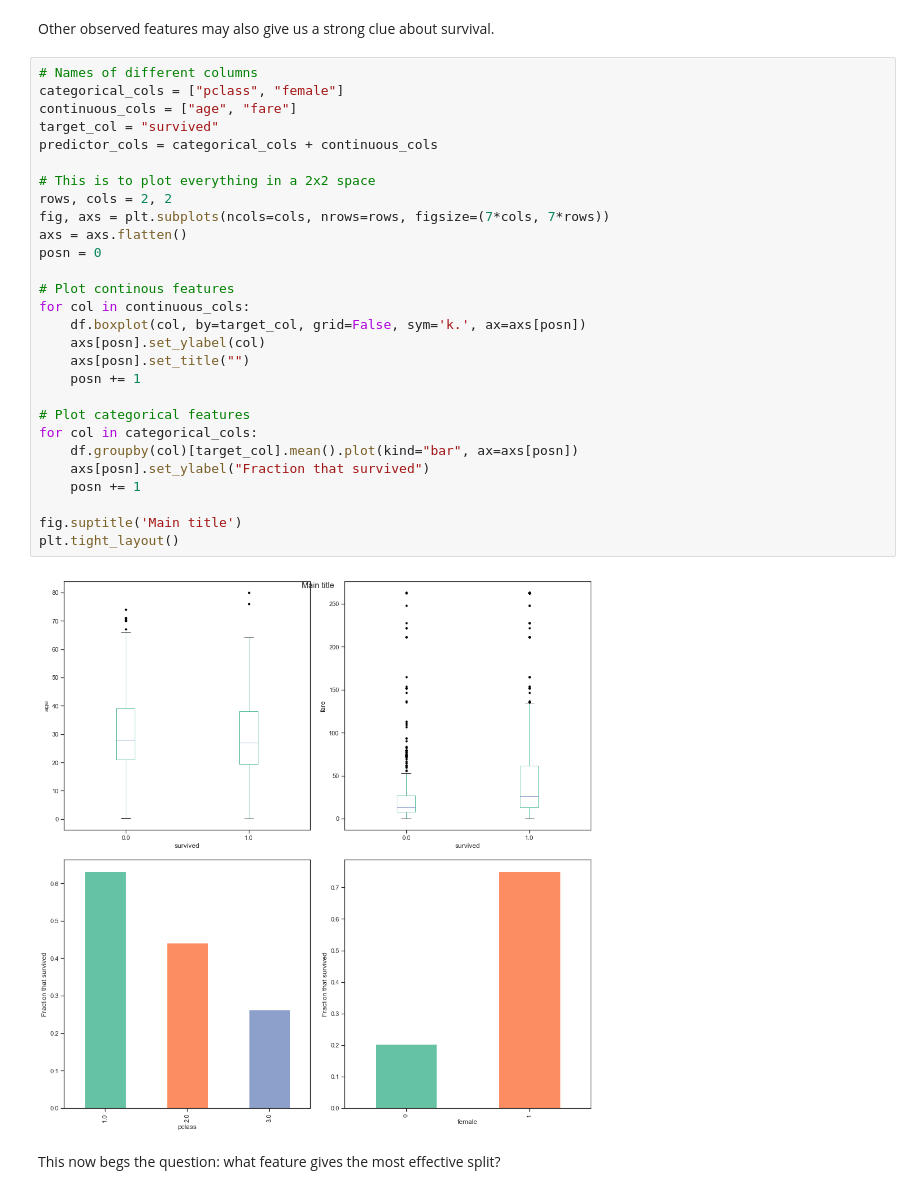
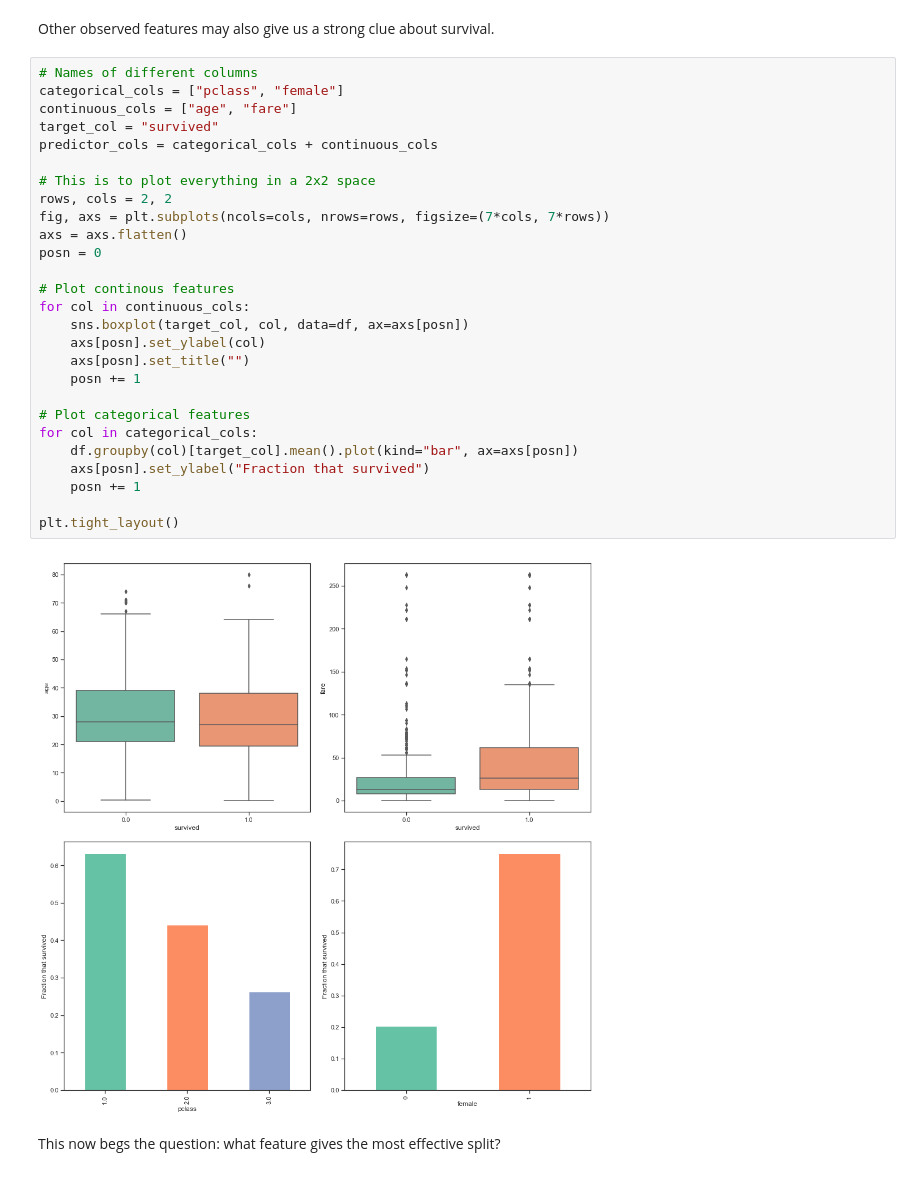
Before and after one commit to yizuc/datamining, a Jupyter notebook: Module2_Supervised/Supervised segmentation.ipynb, the cells around one changed output. Cells and saved outputs as stored; diff of their text form.

Commit message:
Update boxplots, add histograms of fare distribution

```diff
--- a/Module2_Supervised/Supervised segmentation.ipynb
+++ b/Module2_Supervised/Supervised segmentation.ipynb
@@ -136,33 +145,32 @@ Other observed features may also give us a strong clue about survival.
 # %%
 # Names of different columns
 categorical_cols = ["pclass", "female"]
 continuous_cols = ["age", "fare"]
 target_col = "survived"
 predictor_cols = categorical_cols + continuous_cols
 
 # This is to plot everything in a 2x2 space
 rows, cols = 2, 2
 fig, axs = plt.subplots(ncols=cols, nrows=rows, figsize=(7*cols, 7*rows))
 axs = axs.flatten()
 posn = 0
 
 # Plot continous features
 for col in continuous_cols:
-    df.boxplot(col, by=target_col, grid=False, sym='k.', ax=axs[posn])
+    sns.boxplot(target_col, col, data=df, ax=axs[posn])
     axs[posn].set_ylabel(col)
     axs[posn].set_title("")
     posn += 1
 
 # Plot categorical features
 for col in categorical_cols:
     df.groupby(col)[target_col].mean().plot(kind="bar", ax=axs[posn])
     axs[posn].set_ylabel("Fraction that survived")
     posn += 1
 
-fig.suptitle('Main title')
 plt.tight_layout()
 # %% [output]
-[figure, old version]
+[figure, new version]
 # %% [markdown]
 This now begs the question: what feature gives the most effective split?
 # %%
```
Also changed, not shown: parts of 6 cells of this notebook, 2 other files.
